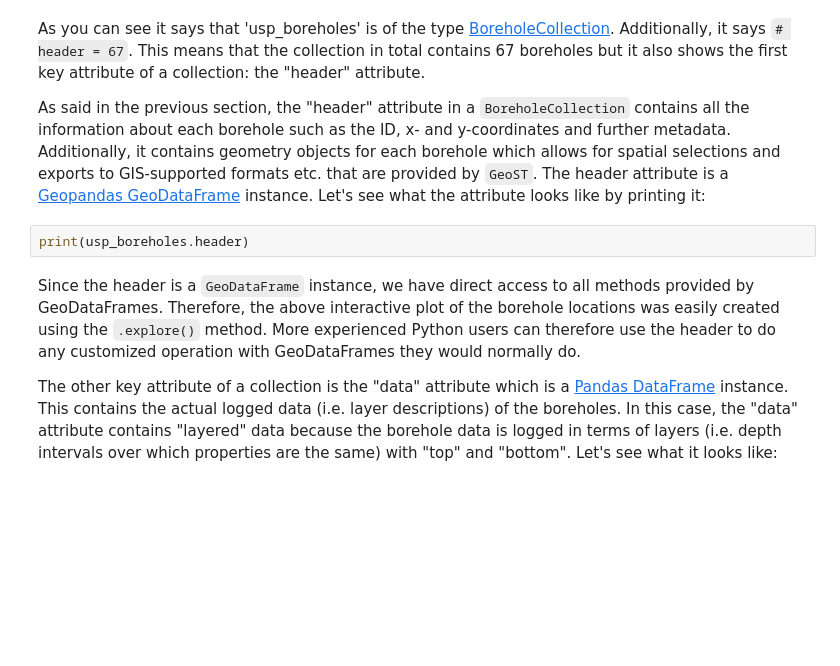
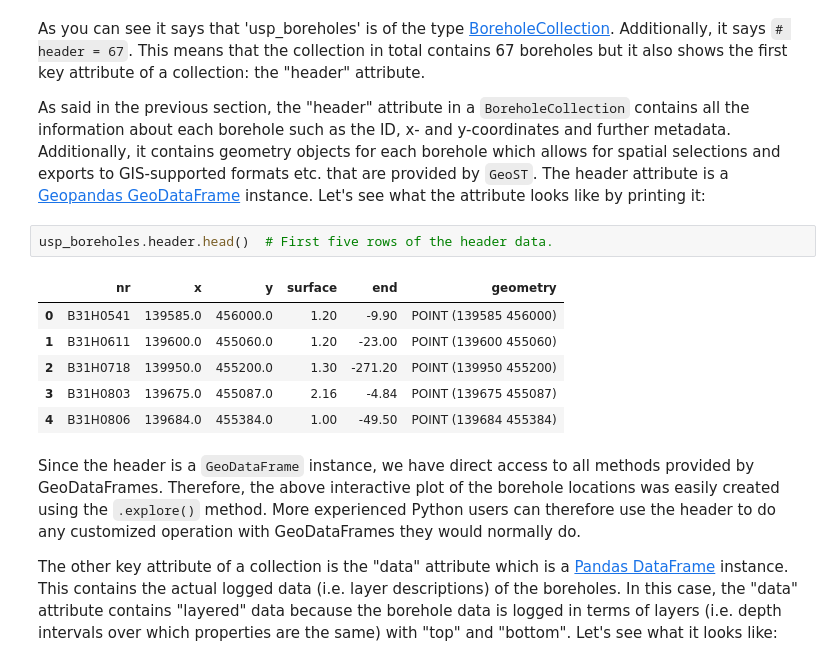
Before and after one commit to Deltares-research/geost, a Jupyter notebook: docs/getting_started/introduction.ipynb, the cells around one changed output. Cells and saved outputs as stored; diff of their text form; blank space fills up the shorter version.

```diff
--- a/docs/getting_started/introduction.ipynb
+++ b/docs/getting_started/introduction.ipynb
@@ -56,8 +60,15 @@ usp_boreholes.header.explore()  # Interactive plot of the borehole locations.
 As you can see it says that 'usp_boreholes' is of the type [BoreholeCollection](../api_reference/borehole_collection.rst). Additionally, it says `# header = 67`. This means that the collection in total contains 67 boreholes but it also shows the first key attribute of a collection: the "header" attribute.
 
 As said in the previous section, the "header" attribute in a `BoreholeCollection` contains all the information about each borehole such as the ID, x- and y-coordinates and further metadata. Additionally, it contains geometry objects for each borehole which allows for spatial selections and exports to GIS-supported formats etc. that are provided by `GeoST`. The header attribute is a [Geopandas GeoDataFrame](https://geopandas.org/en/stable/docs/reference/geodataframe.html) instance. Let's see what the attribute looks like by printing it:
-# %%
-print(usp_boreholes.header)
+# %%
+usp_boreholes.header.head()  # First five rows of the header data.
+# %% [output]
+|  | nr | x | y | surface | end | geometry |
+| 0 | B31H0541 | 139585.0 | 456000.0 | 1.20 | -9.90 | POINT (139585 456000) |
+| 1 | B31H0611 | 139600.0 | 455060.0 | 1.20 | -23.00 | POINT (139600 455060) |
+| 2 | B31H0718 | 139950.0 | 455200.0 | 1.30 | -271.20 | POINT (139950 455200) |
+| 3 | B31H0803 | 139675.0 | 455087.0 | 2.16 | -4.84 | POINT (139675 455087) |
+| 4 | B31H0806 | 139684.0 | 455384.0 | 1.00 | -49.50 | POINT (139684 455384) |
 # %% [markdown]
 Since the header is a `GeoDataFrame` instance, we have direct access to all methods provided by GeoDataFrames. Therefore, the above interactive plot of the borehole locations was easily created using the `.explore()` method. More experienced Python users can therefore use the header to do any customized operation with GeoDataFrames they would normally do.
 
```
Also changed, not shown: parts of 6 cells of this notebook, 6 other files.
